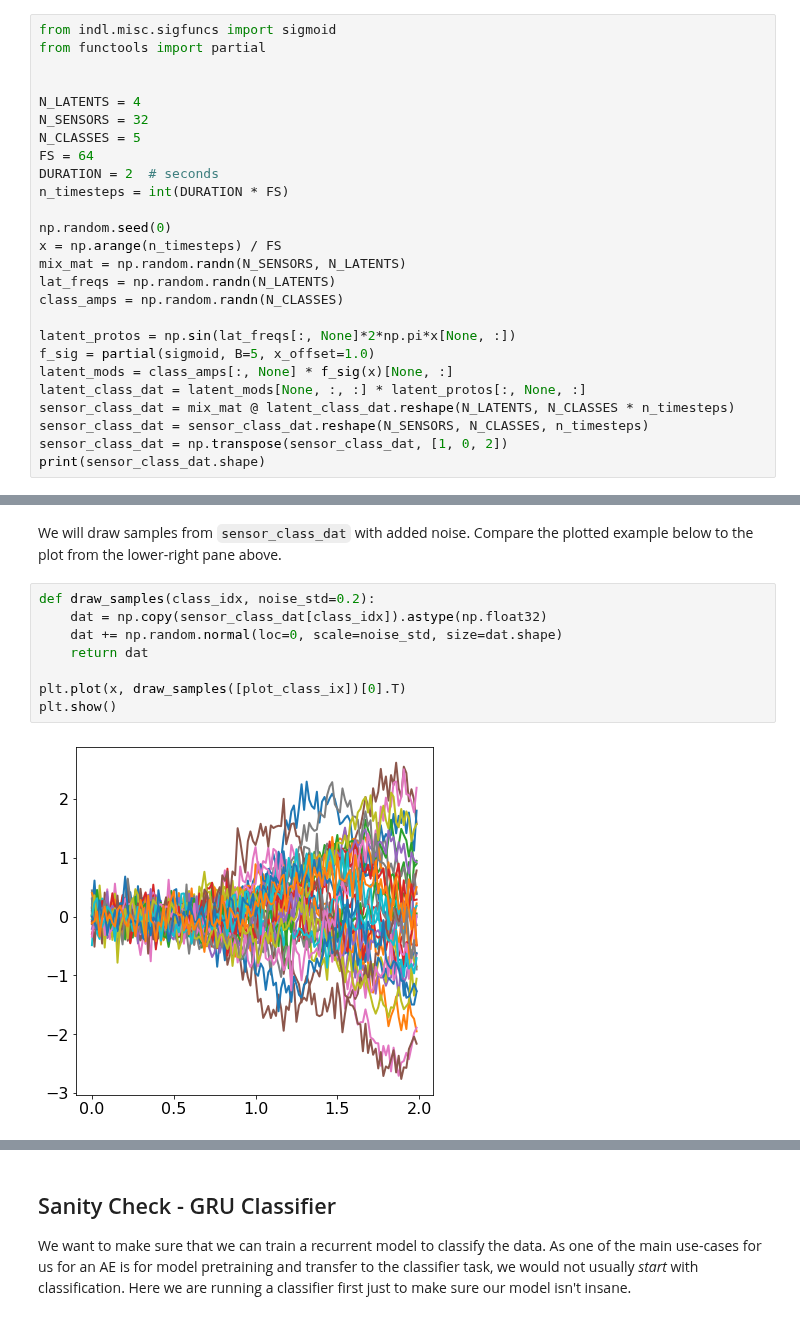
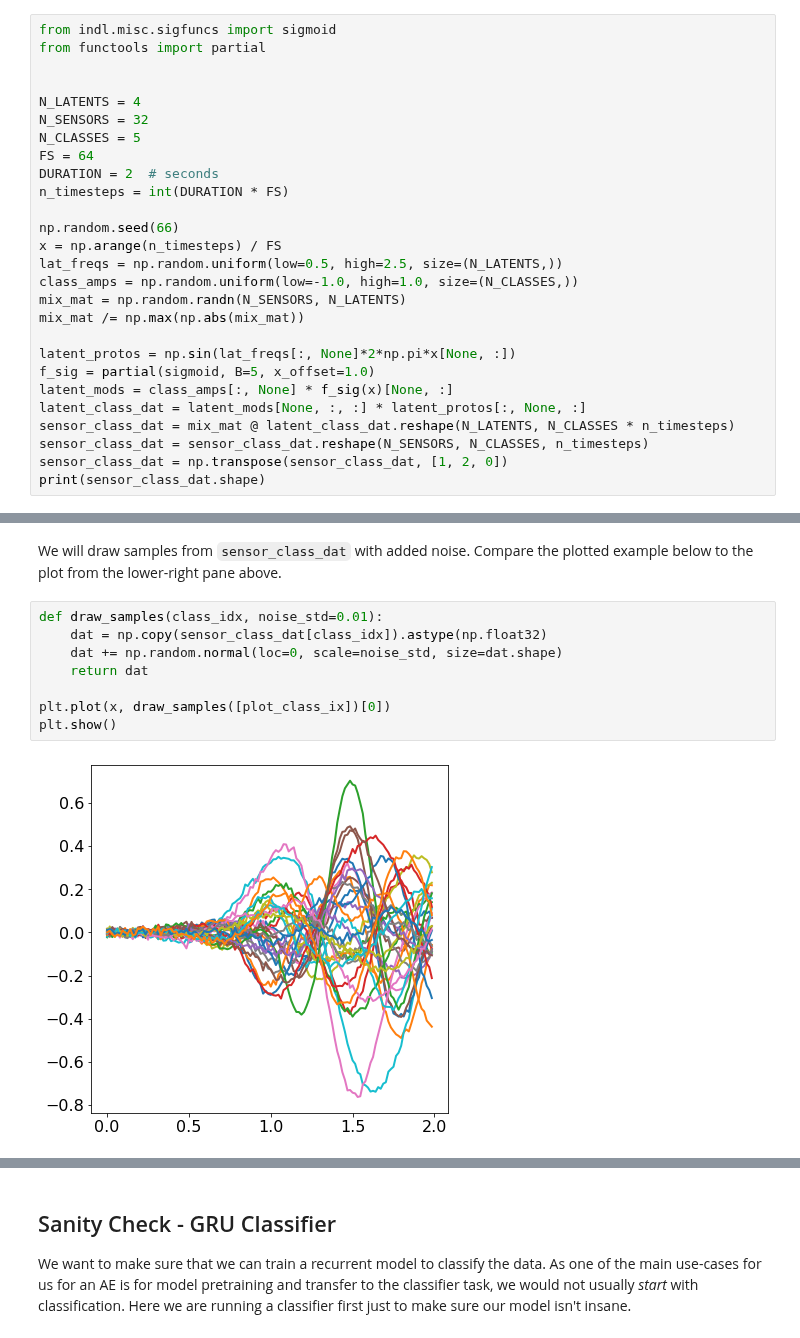
Before and after one commit to SachsLab/IntracranialNeurophysDL, a Jupyter notebook: notebooks/06_03_DisentangledSequentialAE_TFP.ipynb, the cells around one changed output, grey strips where cells are left out. Drawn from its saved outputs; the diff is of its cells as text.

```diff
--- a/notebooks/06_03_DisentangledSequentialAE_TFP.ipynb
+++ b/notebooks/06_03_DisentangledSequentialAE_TFP.ipynb
@@ -121,11 +122,12 @@ FS = 64
 DURATION = 2  # seconds
 n_timesteps = int(DURATION * FS)
 
-np.random.seed(0)
+np.random.seed(66)
 x = np.arange(n_timesteps) / FS
+lat_freqs = np.random.uniform(low=0.5, high=2.5, size=(N_LATENTS,))
+class_amps = np.random.uniform(low=-1.0, high=1.0, size=(N_CLASSES,))
 mix_mat = np.random.randn(N_SENSORS, N_LATENTS)
-lat_freqs = np.random.randn(N_LATENTS)
-class_amps = np.random.randn(N_CLASSES)
+mix_mat /= np.max(np.abs(mix_mat))
 
 latent_protos = np.sin(lat_freqs[:, None]*2*np.pi*x[None, :])
 f_sig = partial(sigmoid, B=5, x_offset=1.0)
@@ -133,6 +135,6 @@ latent_mods = class_amps[:, None] * f_sig(x)[None, :]
 latent_class_dat = latent_mods[None, :, :] * latent_protos[:, None, :]
 sensor_class_dat = mix_mat @ latent_class_dat.reshape(N_LATENTS, N_CLASSES * n_timesteps)
 sensor_class_dat = sensor_class_dat.reshape(N_SENSORS, N_CLASSES, n_timesteps)
-sensor_class_dat = np.transpose(sensor_class_dat, [1, 0, 2])
+sensor_class_dat = np.transpose(sensor_class_dat, [1, 2, 0])
 print(sensor_class_dat.shape)
 # %% [output]
@@ -163,12 +165,12 @@ plt.show()
 We will draw samples from `sensor_class_dat` with added noise.
 Compare the plotted example below to the plot from the lower-right pane above.
 # %%
-def draw_samples(class_idx, noise_std=0.2):
+def draw_samples(class_idx, noise_std=0.01):
     dat = np.copy(sensor_class_dat[class_idx]).astype(np.float32)
     dat += np.random.normal(loc=0, scale=noise_std, size=dat.shape)
     return dat
 
-plt.plot(x, draw_samples([plot_class_ix])[0].T)
+plt.plot(x, draw_samples([plot_class_ix])[0])
 plt.show()
 # %% [output]
-[figure, old version]
+[figure, new version]
```
Also changed, not shown: parts of 20 cells of this notebook.
